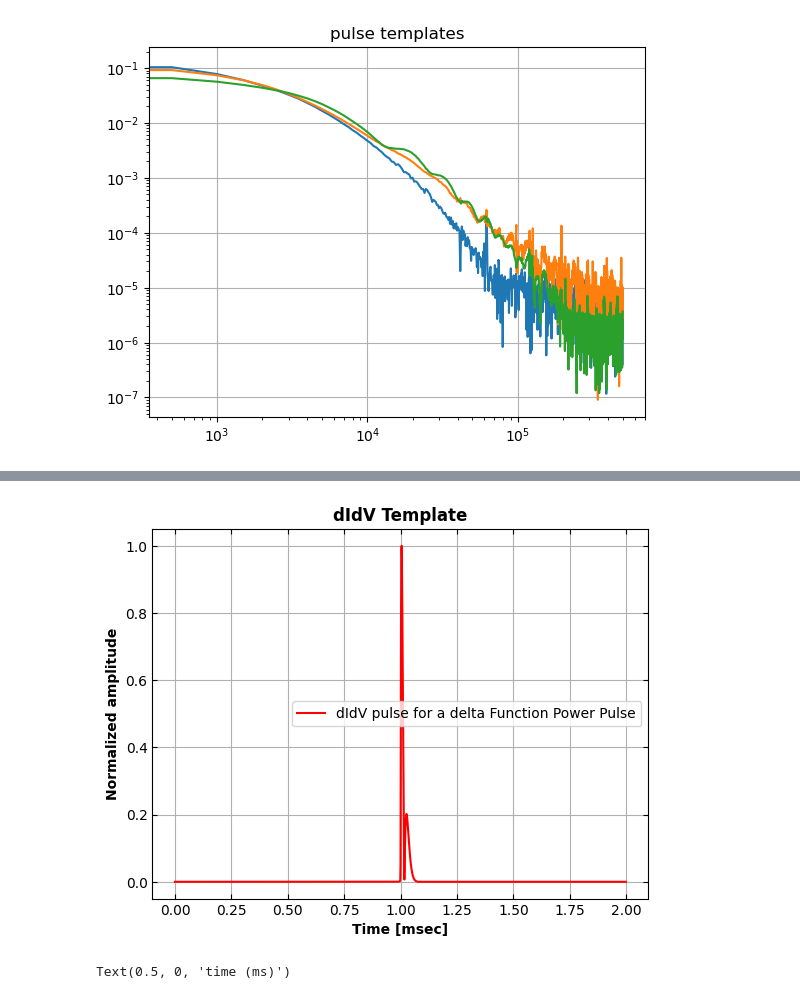
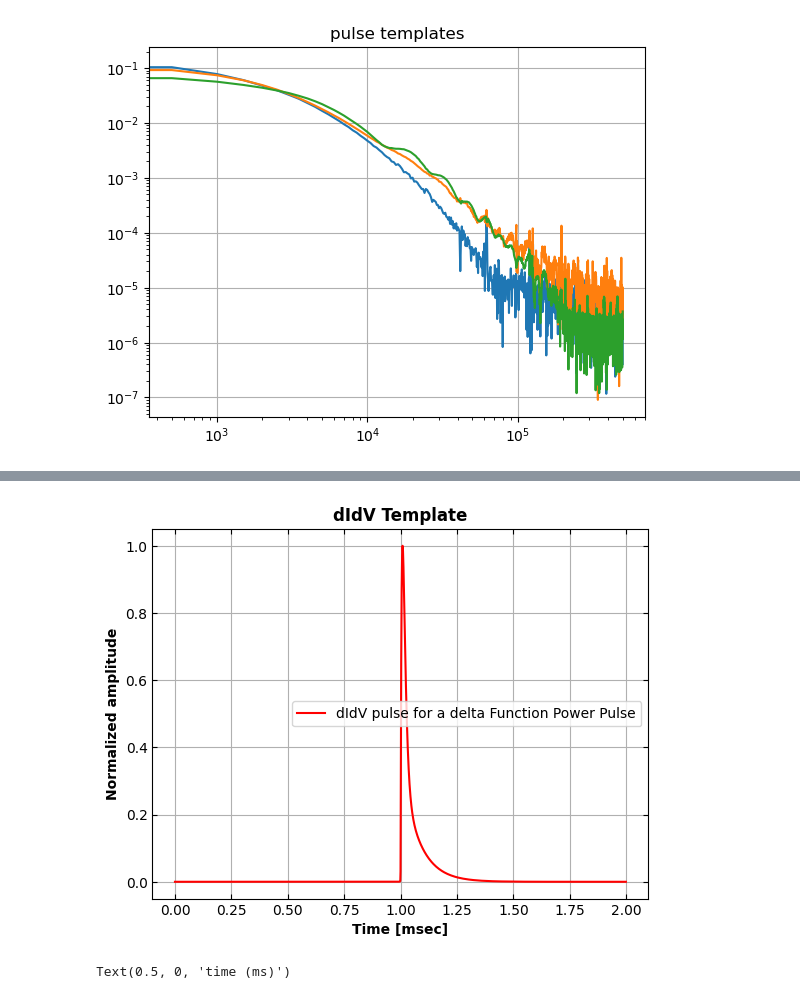
Before and after one commit to tamu-edu/tes_noise, a Jupyter notebook: dPdI.ipynb, the cells around one changed output, grey strips where cells are left out. Saved outputs shown, nothing was run; the diff lists cells and outputs as text; code cells hidden in the pictures.

```diff
--- a/dPdI.ipynb
+++ b/dPdI.ipynb
@@ -34,31 +34,27 @@ warnings.simplefilter('ignore')
 # %% [markdown]
 ### Initialize
 # %%
-folder_base = 'D:/B01_Runs'
-run_num = 10
-V = 100
-run_name = f"Si_HV_ChAD_{V}V"
+folder_base = 'D:/B13_Runs'
+run_num = 107
+V = 5
+run_name = f"Ge_HV_ChsABD_{V}V"
 
-ibis_name = '20251030-0002'
-didv_folder = f"dIdV {V}V"
+ibis_name = '20251209-0001'
+didv_folder = f"dIdV\\{V}V"
 
 didv_names = {
-    0: '20251030-0002',
-    5: '20251102-0002',
-    10: '20251102-0002',
-    15: '20251103-0002',
-    20: '20251103-0002',
-    50: '20251103-0002',
-    100: '20251103-0002',
+    0: "20251210-0001",
+    5: "20251210-0002",
+    10: "20251210-0003",
+    15: "20251210-0002",
 }
-
-didv_name = didv_names[V]  # for dIdV results
+# didv_name = didv_names[V]  # for dIdV results
 
 analysis_num = 0
-contact_free = False
-detector_type = "Germanium" if 0 else "Silicion"
+contact_free = True
+detector_type = "Germanium" if 1 else "Silicion"
 
-fs = 1_000_00  # sampling frequency of the data
+fs = 1_000_000  # sampling frequency of the data
 pulse_length = 2_000  # length of a pulse template and noise
 # %%
 def read_PSD(filename, nsamples, trace_length):
@@ -84,7 +89,7 @@ if 1:
 
         didvfit = pickle.load(f)
 
-    channels = 'AD'
+    channels = 'ABD'
 else:
     with open('C:/Users/MINER/Documents/B13 Cryolab/Run5/dIdV Data/20250605-0003_results.dat', 'rb') as f:
 
@@ -450,31 +532,30 @@ Text(0.5, 0, 'time (ms)')
 # %%
 # QETpy dIdV template using calculated dPdI parameters, assuming a dirac delta power deposit
 
 pretrigger = 1e-3
-tracelen = 2_000
-didv_results = didvfit["D"][3]
+didv_results = didvfit["A"][3]
 
 # time array
 dt = 1 / fs
-time_array = np.arange(tracelen)*dt
+time_array = np.arange(pulse_length)*dt
 
 # Current Template  (dirac delta power input)
 template_didv = qp.get_didv_template(time_array, pretrigger, didv_results, lgcplot=False)
 template_didv = template_didv/np.max(template_didv)
 
 plt.plot(time_array*1e3, template_didv, color='r',
          label = "dIdV pulse for a delta Function Power Pulse")
 
 plt.tick_params(which='both', direction='in', right=True, top=True)
 plt.grid(which='minor', linestyle='dotted')
 plt.grid(which='major')
 plt.title('dIdV Template',fontweight='bold')
 plt.xlabel('Time [msec]',fontweight='bold')
 plt.ylabel('Normalized amplitude',fontweight='bold')
 plt.legend(loc='best')
 plt.show()
 # %% [output]
-[figure, old version]
+[figure, new version]
 # %%
 plt.figure()
 
```
Also changed, not shown: parts of 27 cells of this notebook, 4 other files.
